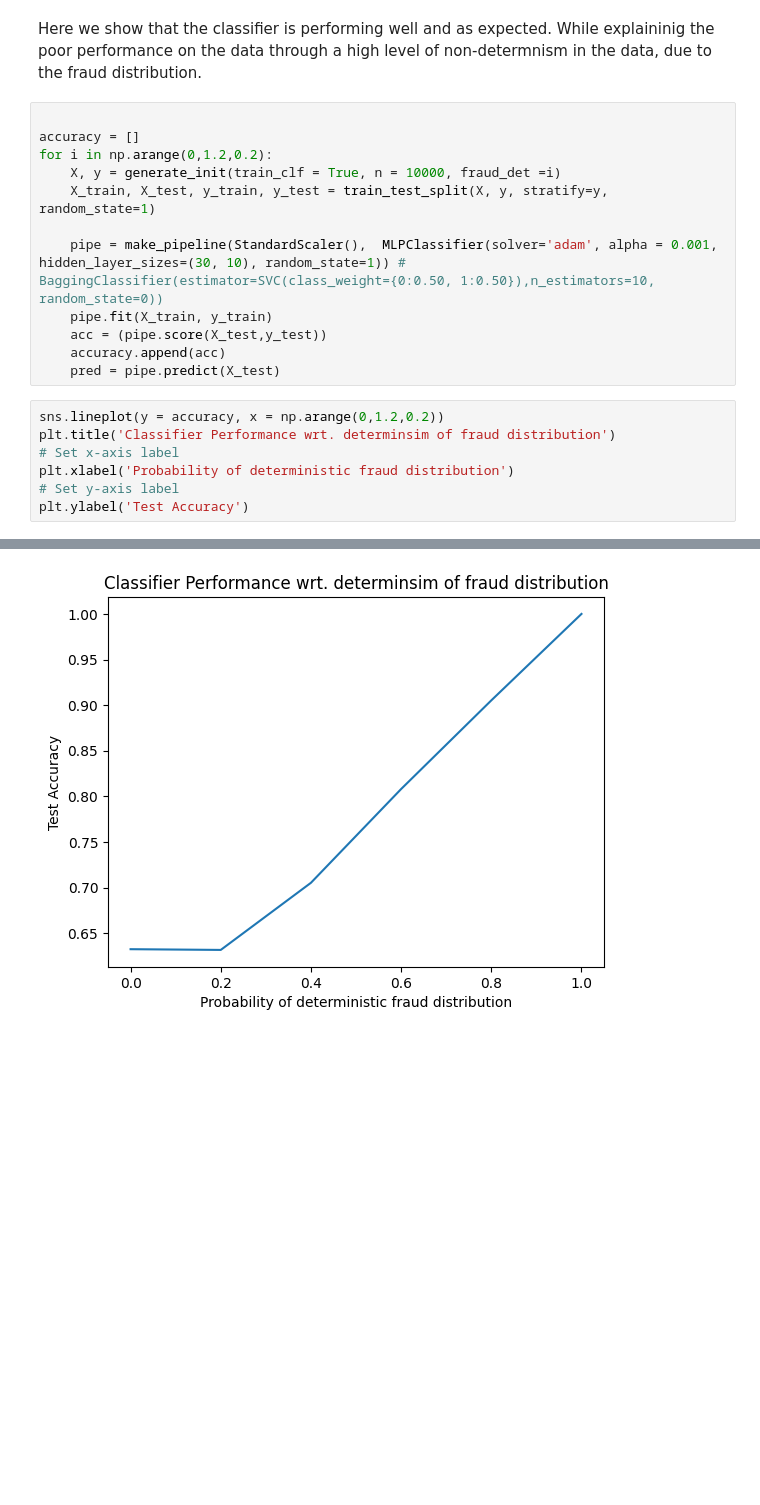
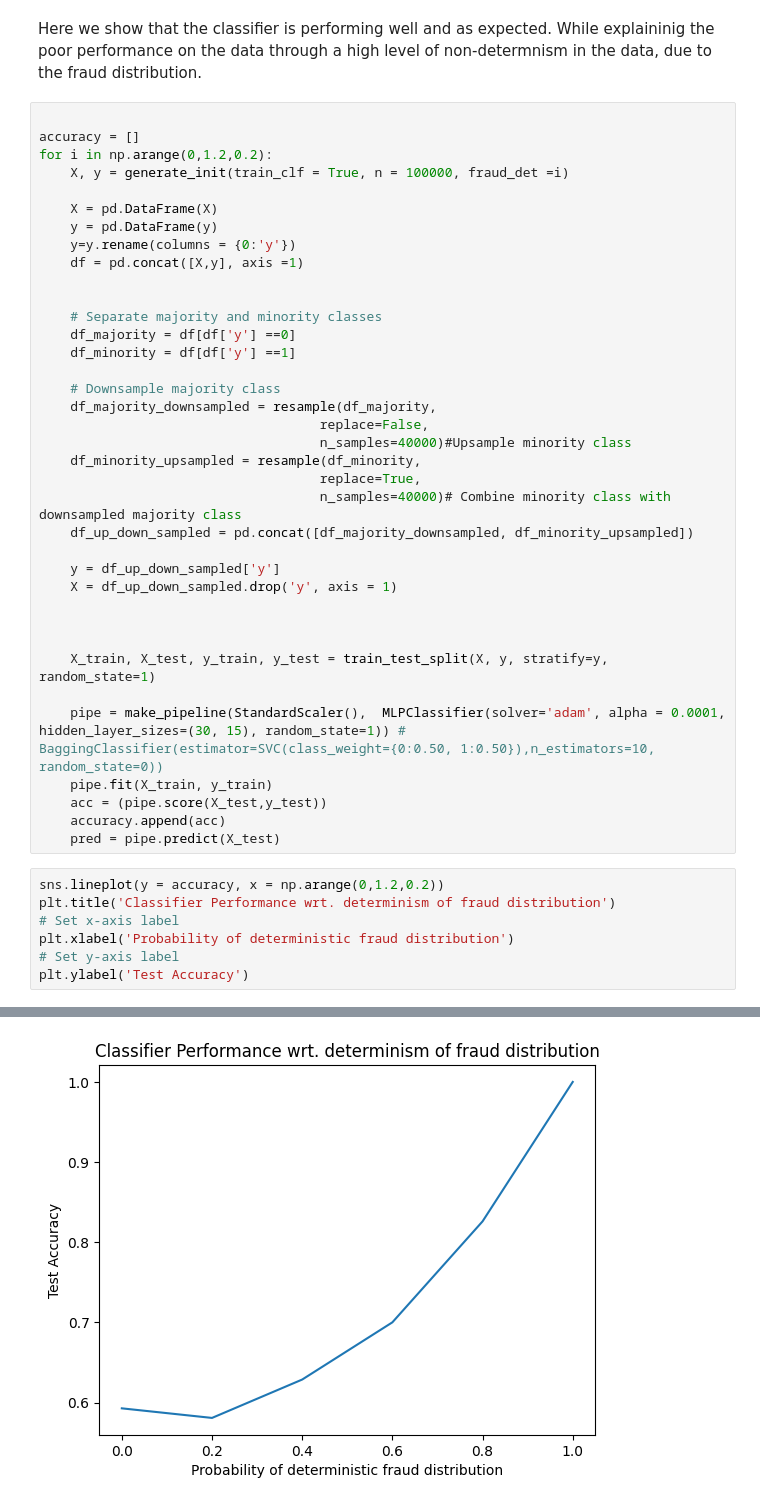
Before and after one commit to Le-Ty/abm_dm_impact, a Jupyter notebook: basic/notebooks/clf_proof_of_concept.ipynb, the cells around one changed output, grey strips where cells are left out. Saved outputs shown, nothing was run; the diff lists cells and outputs as text; blank space fills up the shorter version.

```diff
--- a/basic/notebooks/clf_proof_of_concept.ipynb
+++ b/basic/notebooks/clf_proof_of_concept.ipynb
@@ -48,21 +48,46 @@ Here we show that the classifier is performing well and as expected. While expla
 
 accuracy = []
 for i in np.arange(0,1.2,0.2):
-    X, y = generate_init(train_clf = True, n = 10000, fraud_det =i)
+    X, y = generate_init(train_clf = True, n = 100000, fraud_det =i)
+
+    X = pd.DataFrame(X)
+    y = pd.DataFrame(y)
+    y=y.rename(columns = {0:'y'})
+    df = pd.concat([X,y], axis =1)
+
+
+    # Separate majority and minority classes
+    df_majority = df[df['y'] ==0]
+    df_minority = df[df['y'] ==1]
+
+    # Downsample majority class
+    df_majority_downsampled = resample(df_majority,
+                                    replace=False,
+                                    n_samples=40000)#Upsample minority class
+    df_minority_upsampled = resample(df_minority,
+                                    replace=True,
+                                    n_samples=40000)# Combine minority class with downsampled majority class
+    df_up_down_sampled = pd.concat([df_majority_downsampled, df_minority_upsampled])
+
+    y = df_up_down_sampled['y']
+    X = df_up_down_sampled.drop('y', axis = 1)
+
+
+
     X_train, X_test, y_train, y_test = train_test_split(X, y, stratify=y, random_state=1)
 
-    pipe = make_pipeline(StandardScaler(),  MLPClassifier(solver='adam', alpha = 0.001, hidden_layer_sizes=(30, 10), random_state=1)) # BaggingClassifier(estimator=SVC(class_weight={0:0.50, 1:0.50}),n_estimators=10, random_state=0))
+    pipe = make_pipeline(StandardScaler(),  MLPClassifier(solver='adam', alpha = 0.0001, hidden_layer_sizes=(30, 15), random_state=1)) # BaggingClassifier(estimator=SVC(class_weight={0:0.50, 1:0.50}),n_estimators=10, random_state=0))
     pipe.fit(X_train, y_train)
     acc = (pipe.score(X_test,y_test))
     accuracy.append(acc)
     pred = pipe.predict(X_test)
 # %%
 sns.lineplot(y = accuracy, x = np.arange(0,1.2,0.2))
-plt.title('Classifier Performance wrt. determinsim of fraud distribution')
+plt.title('Classifier Performance wrt. determinism of fraud distribution')
 # Set x-axis label
 plt.xlabel('Probability of deterministic fraud distribution')
 # Set y-axis label
 plt.ylabel('Test Accuracy')
 # %% [output]
 Text(0, 0.5, 'Test Accuracy')
-[figure, old version]
+[figure, new version]
```
Also changed, not shown: 4 other files.
